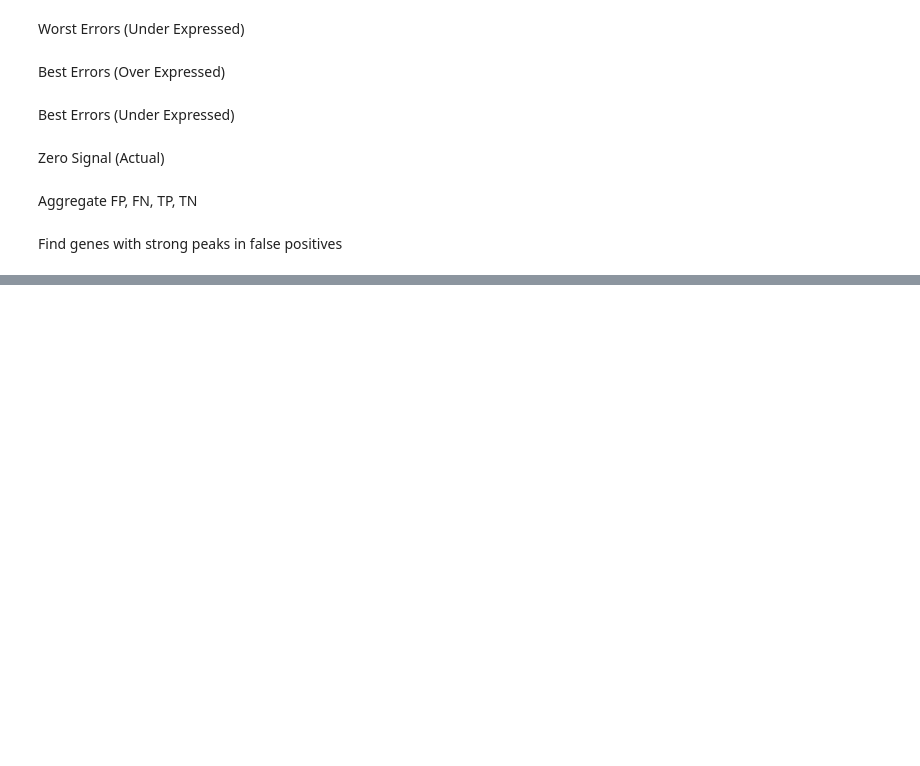
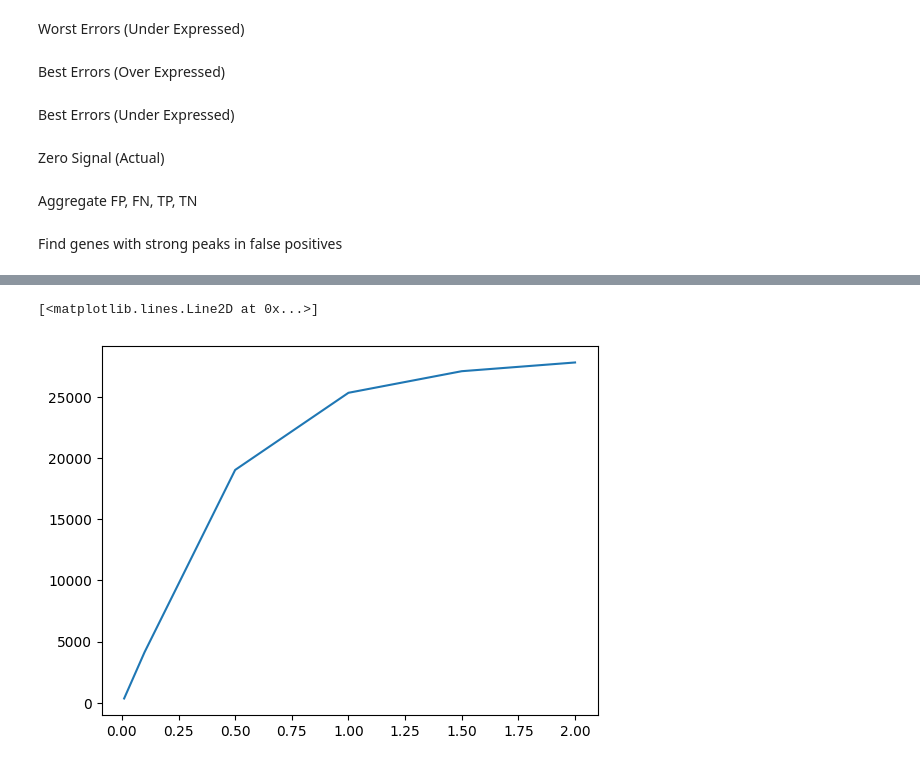
Before and after one commit to AndrewH72/Transcription-Start-Site-Usage-Prediction, a Jupyter notebook: trained_models.ipynb, the cells around one changed output, grey strips where cells are left out. Cells and saved outputs as stored; diff of their text form; code cells hidden in the pictures; blank space fills up the shorter version.

```diff
--- a/trained_models.ipynb
+++ b/trained_models.ipynb
@@ -501,0 +596,5 @@ Find genes with strong peaks in false positives
+# %%
+plt.plot(thresholds, counts)
+# %% [output]
+[<matplotlib.lines.Line2D at 0x...>]
+[figure, added]
```
Also changed, not shown: parts of 16 cells of this notebook.
